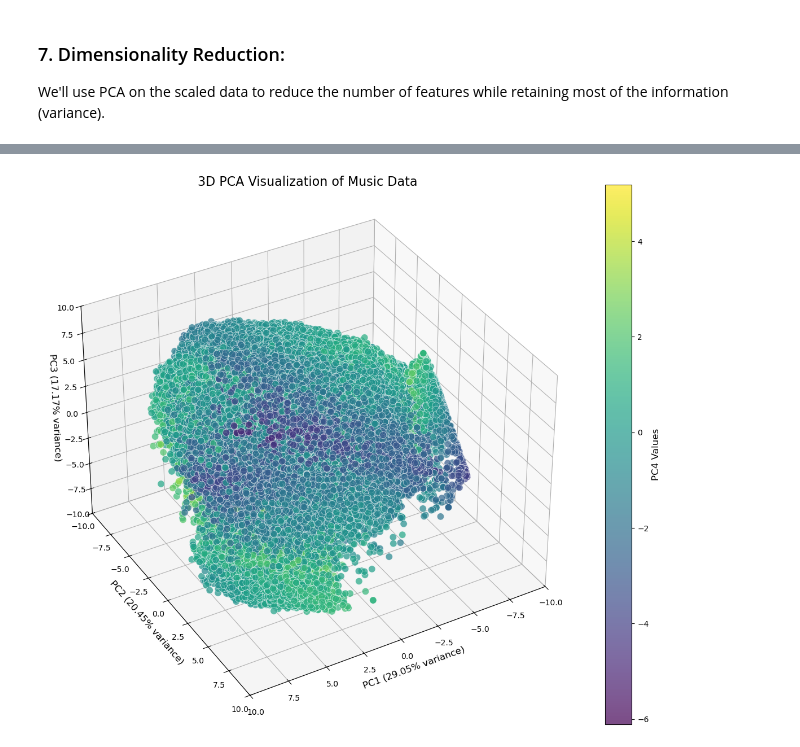
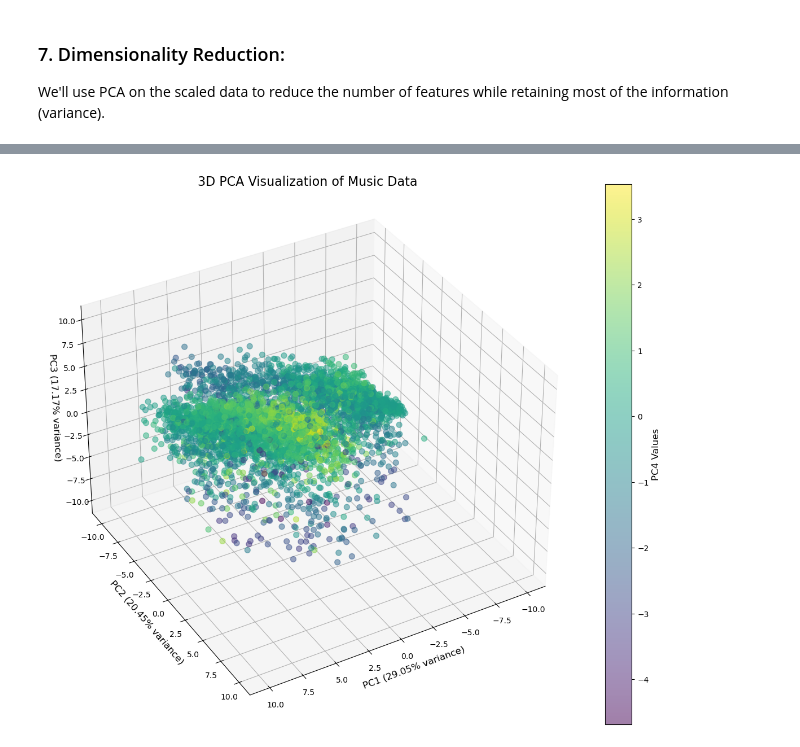
Before and after one commit to imaddde867/spotify-clusters, a Jupyter notebook: main.ipynb, the cells around one changed output, grey strips where cells are left out. Cells and saved outputs as stored; diff of their text form; code cells hidden in the pictures.

```diff
--- a/main.ipynb
+++ b/main.ipynb
@@ -248,6 +252,7 @@ Features with importance > 0.05: ['energy_to_acousticness_ratio', 'danceability'
 Refined feature set shape: (1159748, 8)
 # %%
 # Define more musically meaningful components based on feature importance
+df_important = df_important.copy()
 df_important.loc[:, 'energy_dynamics'] = df['energy']
 df_important.loc[:, 'dance_rhythm'] = 0.6*df['danceability'] + 0.4*df['tempo']
 df_important.loc[:, 'emotional_content'] = df['valence']
@@ -322,29 +310,18 @@ df_important_scaled = pd.DataFrame(df_important_scaled, index=df.index, columns=
 We'll use PCA on the scaled data to reduce the number of features while retaining most of the information (variance).
 # %%
 from sklearn.decomposition import PCA
-import numpy as np
 
-# Apply PCA with 6 components
+# Apply PCA to reduce dimensionality while retaining most variance
 n_components = 6
 pca = PCA(n_components=n_components)
 df_pca = pca.fit_transform(df_important_scaled)
-df_pca = pd.DataFrame(df_pca,
-                           index=df.index,
-                           columns=[f'PC{i+1}' for i in range(n_components)])
-
-# Calculate explained variance
+df_pca = pd.DataFrame(df_pca, index=df_important.index,
+                      columns=[f'PC{i+1}' for i in range(n_components)])
+# Print explained variance to evaluate PCA effectiveness
 explained_variance = pca.explained_variance_ratio_
 cumulative_variance = np.cumsum(explained_variance)
-
 print(f"Using {n_components} components for dimensionality reduction")
 print(f"Total explained variance: {cumulative_variance[-1]:.4f}")
-print("Explained variance by component:")
-for i, var in enumerate(explained_variance):
-    print(f"PC{i+1}: {var:.4f} - Cumulative: {cumulative_variance[i]:.4f}")
-
-print("\nPCA data shape:", df_pca_improved.shape)
-print("First 5 rows of PCA-transformed data:")
-df_pca.head()
 # %% [output]
 Using 6 components for dimensionality reduction
 Total explained variance: 0.9199
@@ -368,36 +328,23 @@ First 5 rows of PCA-transformed data:
 # %%
 import matplotlib.pyplot as plt
 from sklearn.preprocessing import MinMaxScaler
 
 # Create a 3D plot for the first 3 principal components
+sample_size = min(5000, len(df_pca))  # Smaller sample for clarity
+scaler = MinMaxScaler(feature_range=(-10, 10)) # Scale data for better visualization
+viz_data = scaler.fit_transform(df_pca[['PC1', 'PC2', 'PC3']].iloc[:sample_size])
 fig = plt.figure(figsize=(12, 10))
-ax = fig.add_subplot(111, projection='3d')
-
-# Scale data for better visualization
-scaler = MinMaxScaler(feature_range=(-10, 10))
-viz_data = scaler.fit_transform(df_pca[['PC1', 'PC2', 'PC3']])
-
-# Create scatter plot
-scatter = ax.scatter(
-    viz_data[:, 0], viz_data[:, 1], viz_data[:, 2],
-    c=df_pca['PC4'],
-    cmap='viridis', alpha=0.7, s=80,
-    edgecolors='w', linewidth=0.5
-)
-
-# Add labels and styling
+ax = fig.add_subplot(projection='3d')
+scatter = ax.scatter(viz_data[:, 0], viz_data[:, 1], viz_data[:, 2],
+                    c=df_pca['PC4'].iloc[:sample_size], cmap='viridis', alpha=0.5, s=50)
 plt.colorbar(scatter).set_label('PC4 Values', fontsize=12)
-ax.set_xlabel(f'PC1 ({explained_variance[0]:.2%} variance)', fontsize=12)
-ax.set_ylabel(f'PC2 ({explained_variance[1]:.2%} variance)', fontsize=12)
-ax.set_zlabel(f'PC3 ({explained_variance[2]:.2%} variance)', fontsize=12)
+ax.set_xlabel(f'PC1 ({explained_variance[0]*100:.2f}% variance)', fontsize=12)
+ax.set_ylabel(f'PC2 ({explained_variance[1]*100:.2f}% variance)', fontsize=12)
+ax.set_zlabel(f'PC3 ({explained_variance[2]*100:.2f}% variance)', fontsize=12)
 plt.title('3D PCA Visualization of Music Data', fontsize=16)
-
-# Set view properties
 ax.grid(True, alpha=0.3)
 ax.view_init(elev=35, azim=60)
-ax.set_xlim(-10, 10); ax.set_ylim(-10, 10); ax.set_zlim(-10, 10)
-
 plt.tight_layout()
 plt.show()
 # %% [output]
-[figure, old version]
+[figure, new version]
```
Also changed, not shown: parts of 15 cells of this notebook, 5 other files.
